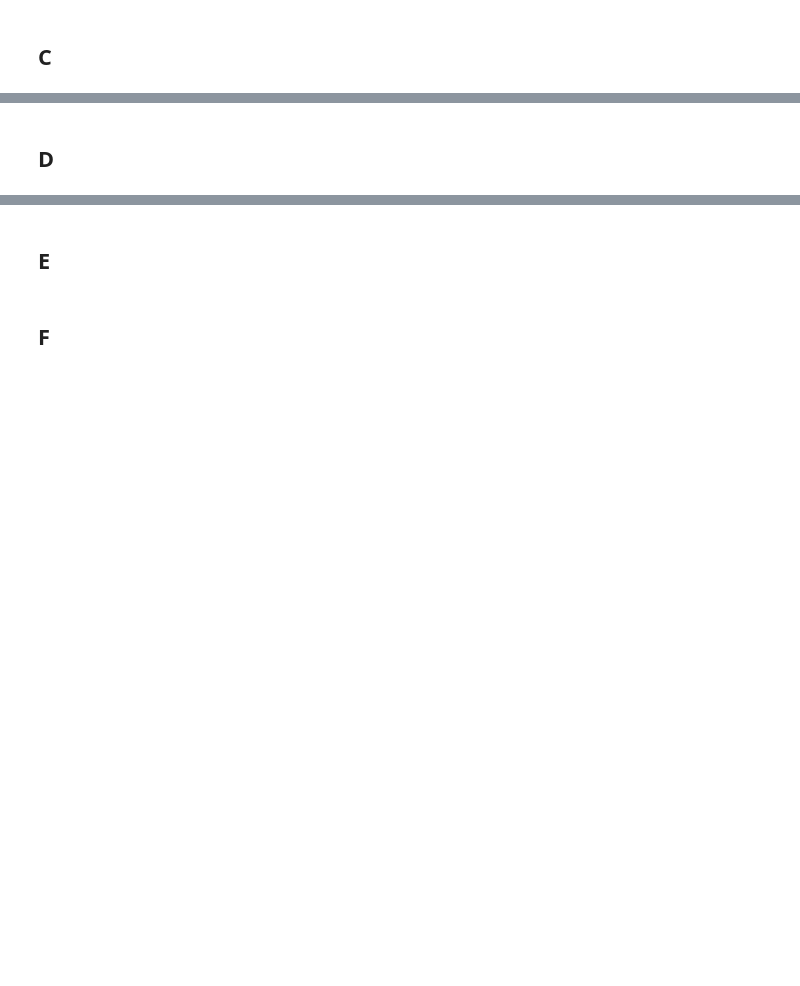
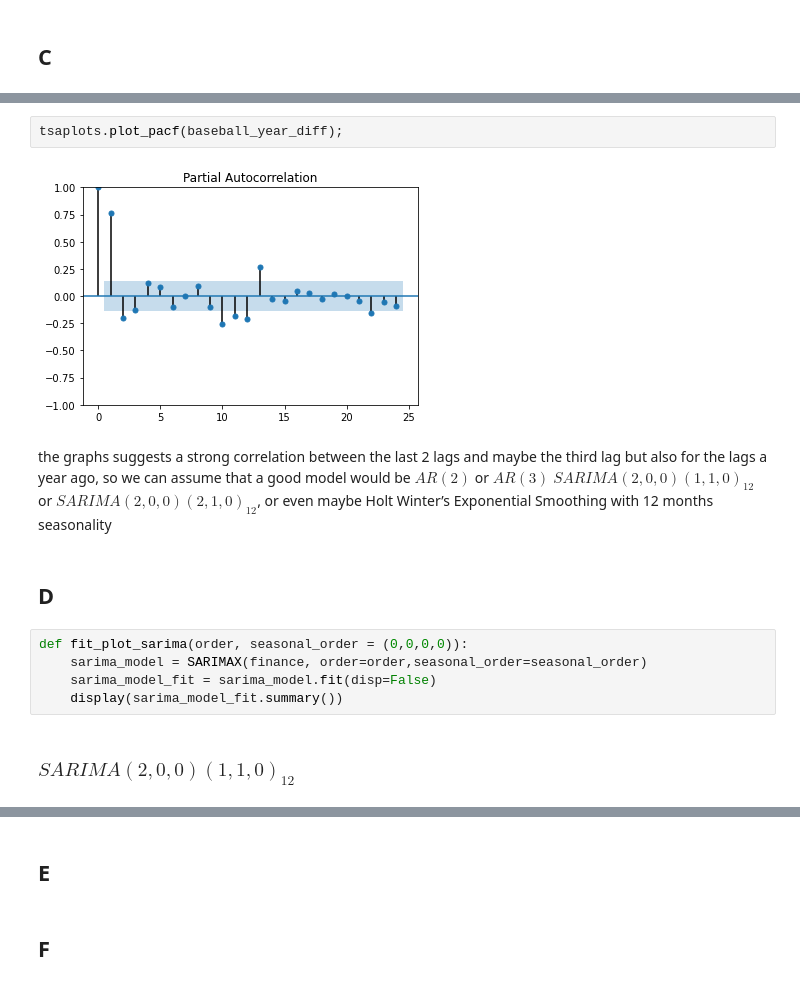
Before and after one commit to roihezkiyahu/Time-Series-Course, a Jupyter notebook: HW5/HW5.ipynb, the cells around one changed output, grey strips where cells are left out. Saved outputs shown, nothing was run; the diff lists cells and outputs as text; blank space fills up the shorter version.

```diff
--- a/HW5/HW5.ipynb
+++ b/HW5/HW5.ipynb
@@ -183,2 +231,15 @@ the model seem to work quite well, i tried some different models but did not get
+# %%
+tsaplots.plot_pacf(baseball_year_diff);
+# %% [output]
+[figure, added]
+# %% [markdown]
+the graphs suggests a strong correlation between the last 2 lags and maybe the third lag but also for the lags a year ago, so we can assume that a good model would be $AR(2)$ or $AR(3)$ $SARIMA(2,0,0)(1,1,0)_{12}$ or $SARIMA(2,0,0)(2,1,0)_{12}$, or even maybe Holt Winter’s Exponential Smoothing with 12 months seasonality
 # %% [markdown]
 ## D
+# %%
+def fit_plot_sarima(order, seasonal_order = (0,0,0,0)):
+    sarima_model = SARIMAX(finance, order=order,seasonal_order=seasonal_order)
+    sarima_model_fit = sarima_model.fit(disp=False)
+    display(sarima_model_fit.summary())
+# %% [markdown]
+### $SARIMA(2,0,0)(1,1,0)_{12}$
```
Also changed, not shown: parts of 35 cells of this notebook.
